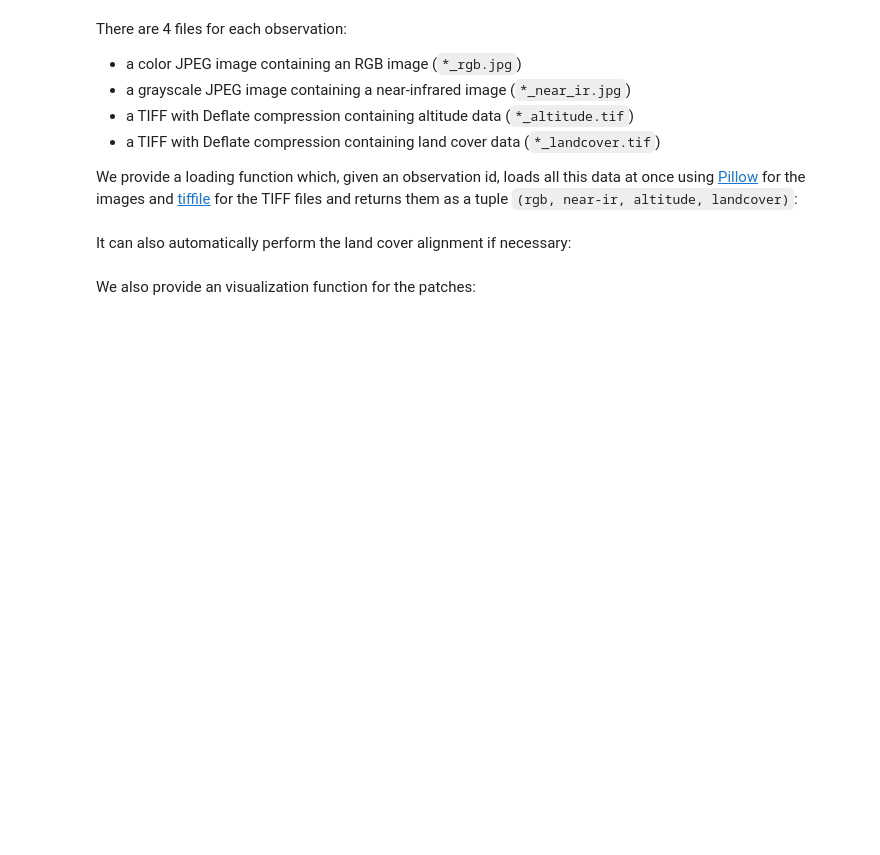
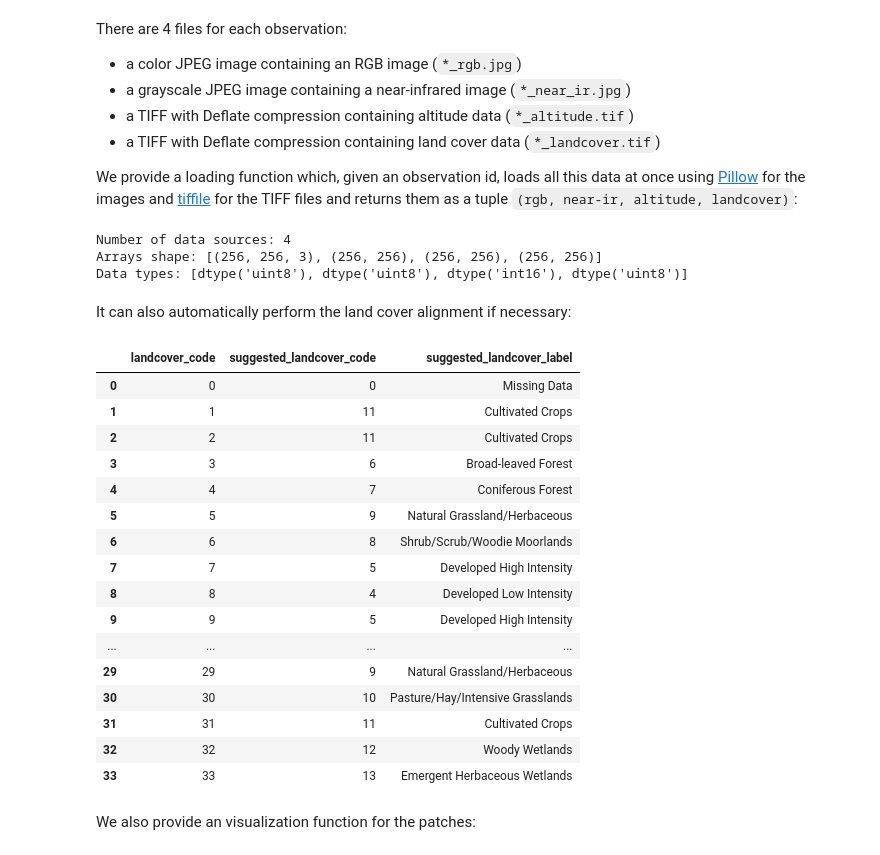
Before and after one commit to cloud-erik/5511, a Jupyter notebook: geolifeclef2022.ipynb, the cells around one changed output. Saved outputs shown, nothing was run; the diff lists cells and outputs as text; code cells hidden in the pictures; blank space fills up the shorter version.

```diff
--- a/geolifeclef2022.ipynb
+++ b/geolifeclef2022.ipynb
@@ -66 +94,23 @@ from pathlib import Path
+# %%
+# Create the path to save input files
+os.makedirs("input", exist_ok=True)
+
+competition_file = "geolifeclef-2022-lifeclef-2022-fgvc9"
+
+# Change this path to adapt to where you downloaded the data
+DATA_PATH = Path("./input/" + competition_file + "/")
+
+# Download competition files in data director
+# Dowanload only if not already done
+if not ( os.path.exists(DATA_PATH) \
+    or os.path.exists("./input/" + competition_file + ".zip")):
+        api.competition_download_files(competition_file, path="input")
+
+# unzip files if not already done
+if not os.path.exists(DATA_PATH):
+#    !unzip -d data "./input/" + competition_file + ".zip"
+    with zipfile.ZipFile("./input/" + competition_file + ".zip") as z:
+        z.extractall(DATA_PATH)
+# And remove zip file
+    os.remove("./input/" + competition_file + ".zip")
 # %% [markdown]
@@ -73,6 +128,3 @@ Then, we need to define the path to the data:
-# %%
-# Change this path to adapt to where you downloaded the data
-DATA_PATH = Path("../input/geolifeclef-2022-lifeclef-2022-fgvc9/")
 # %% [markdown]
 This folder is the path root where the data was downloaded and extracted:
 # %%
@@ -291,11 +422,35 @@ patch = load_patch(10171444, DATA_PATH)
 print("Number of data sources: {}".format(len(patch)))
 print("Arrays shape: {}".format([p.shape for p in patch]))
 print("Data types: {}".format([p.dtype for p in patch]))
+# %% [output]
+Number of data sources: 4
+Arrays shape: [(256, 256, 3), (256, 256), (256, 256), (256, 256)]
+Data types: [dtype('uint8'), dtype('uint8'), dtype('int16'), dtype('uint8')]
 # %% [markdown]
 It can also automatically perform the land cover alignment if necessary:
 # %%
 landcover_mapping = df_suggested_landcover_alignment["suggested_landcover_code"].values
 patch = load_patch(10171444, DATA_PATH, landcover_mapping=landcover_mapping)
+# %%
+df_suggested_landcover_alignment
+# %% [output]
+|  | landcover_code | suggested_landcover_code | suggested_landcover_label |
+| 0 | 0 | 0 | Missing Data |
+| 1 | 1 | 11 | Cultivated Crops |
+| 2 | 2 | 11 | Cultivated Crops |
+| 3 | 3 | 6 | Broad-leaved Forest |
+| 4 | 4 | 7 | Coniferous Forest |
+| 5 | 5 | 9 | Natural Grassland/Herbaceous |
+| 6 | 6 | 8 | Shrub/Scrub/Woodie Moorlands |
+| 7 | 7 | 5 | Developed High Intensity |
+| 8 | 8 | 4 | Developed Low Intensity |
+| 9 | 9 | 5 | Developed High Intensity |
+| ... | ... | ... | ... |
+| 29 | 29 | 9 | Natural Grassland/Herbaceous |
+| 30 | 30 | 10 | Pasture/Hay/Intensive Grasslands |
+| 31 | 31 | 11 | Cultivated Crops |
+| 32 | 32 | 12 | Woody Wetlands |
+| 33 | 33 | 13 | Emergent Herbaceous Wetlands |
 # %% [markdown]
 We also provide an visualization function for the patches:
 # %%
```
Also changed, not shown: parts of 99 cells of this notebook.
